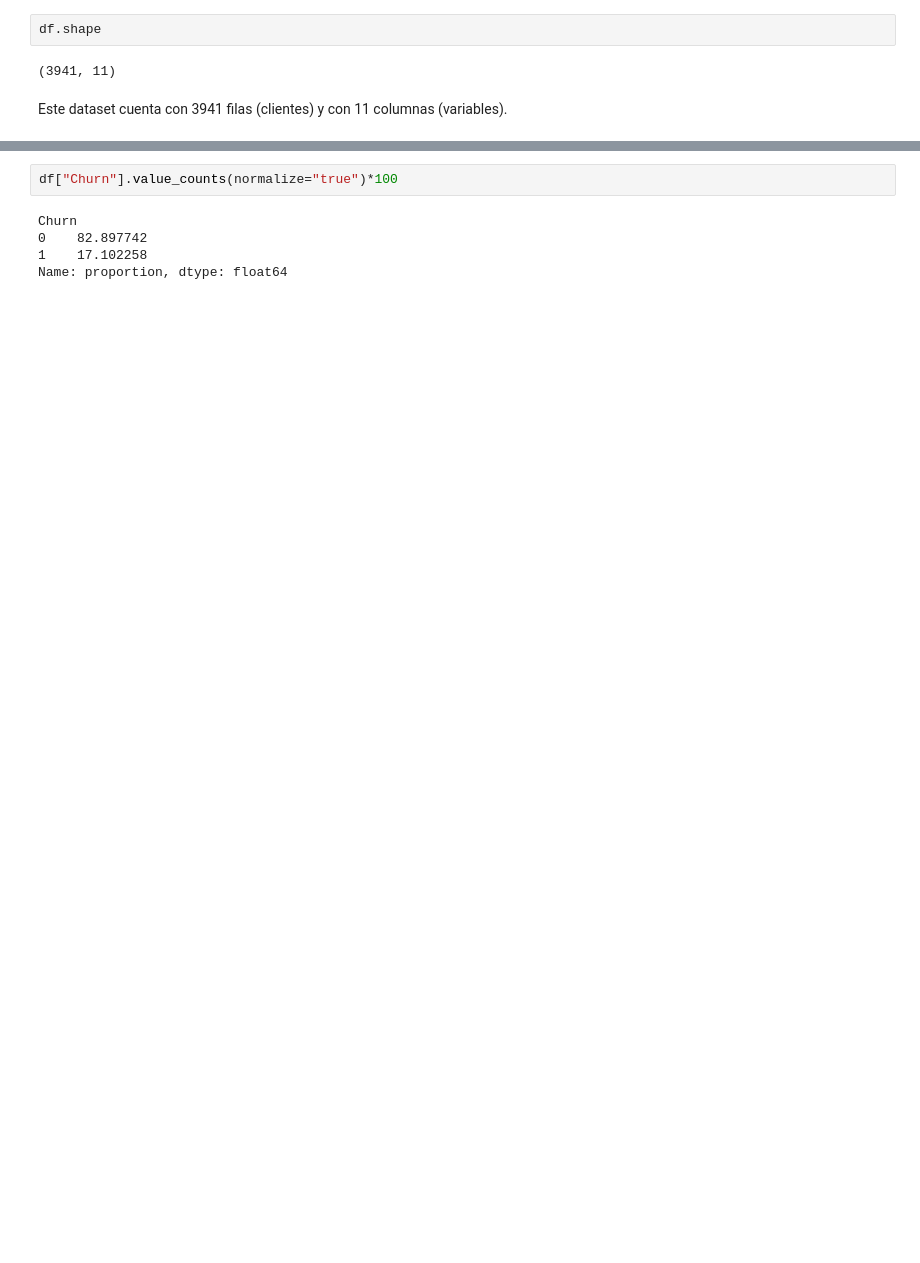
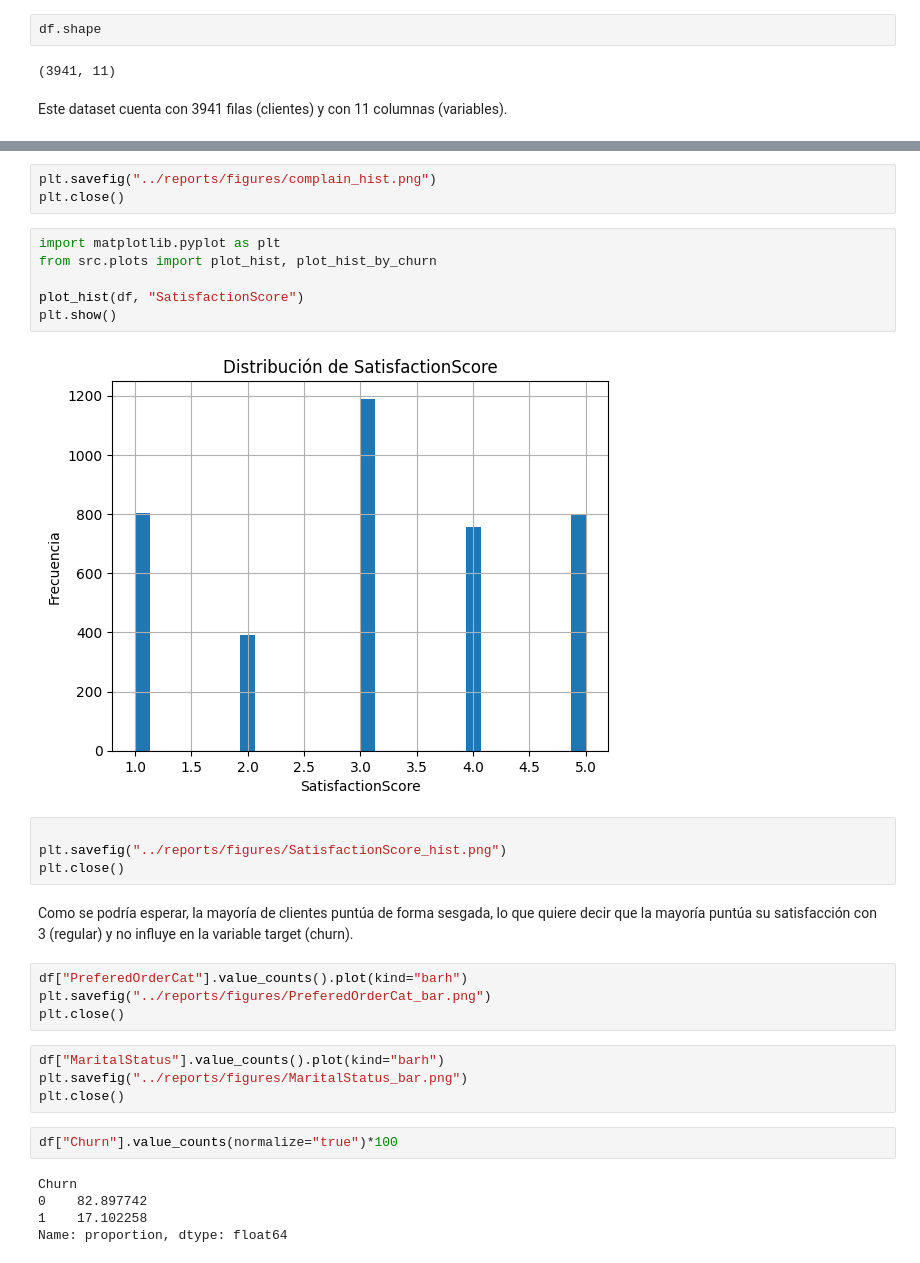
Before and after one commit to JeaCode/ecommerce-churn, a Jupyter notebook: ml/notebooks/01_eda_inicial.ipynb, the cells around one changed output, grey strips where cells are left out. Saved outputs shown, nothing was run; the diff lists cells and outputs as text; blank space fills up the shorter version.

```diff
--- a/ml/notebooks/01_eda_inicial.ipynb
+++ b/ml/notebooks/01_eda_inicial.ipynb
@@ -76,3 +130,28 @@ df.describe()
+# %%
+plt.savefig("../reports/figures/complain_hist.png")
+plt.close()
+# %%
+import matplotlib.pyplot as plt
+from src.plots import plot_hist, plot_hist_by_churn
+
+plot_hist(df, "SatisfactionScore")
+plt.show()
+# %% [output]
+[figure, added]
+# %%
+
+plt.savefig("../reports/figures/SatisfactionScore_hist.png")
+plt.close()
+# %% [markdown]
+Como se podría esperar, la mayoría de clientes puntúa de forma sesgada, lo que quiere decir que la mayoría puntúa su satisfacción con 3 (regular) y no influye en la variable target (churn).
+# %%
+df["PreferedOrderCat"].value_counts().plot(kind="barh")
+plt.savefig("../reports/figures/PreferedOrderCat_bar.png")
+plt.close()
+# %%
+df["MaritalStatus"].value_counts().plot(kind="barh")
+plt.savefig("../reports/figures/MaritalStatus_bar.png")
+plt.close()
 # %%
 df["Churn"].value_counts(normalize="true")*100
 # %% [output]
```
Also changed, not shown: parts of 49 cells of this notebook, 9 other files.
